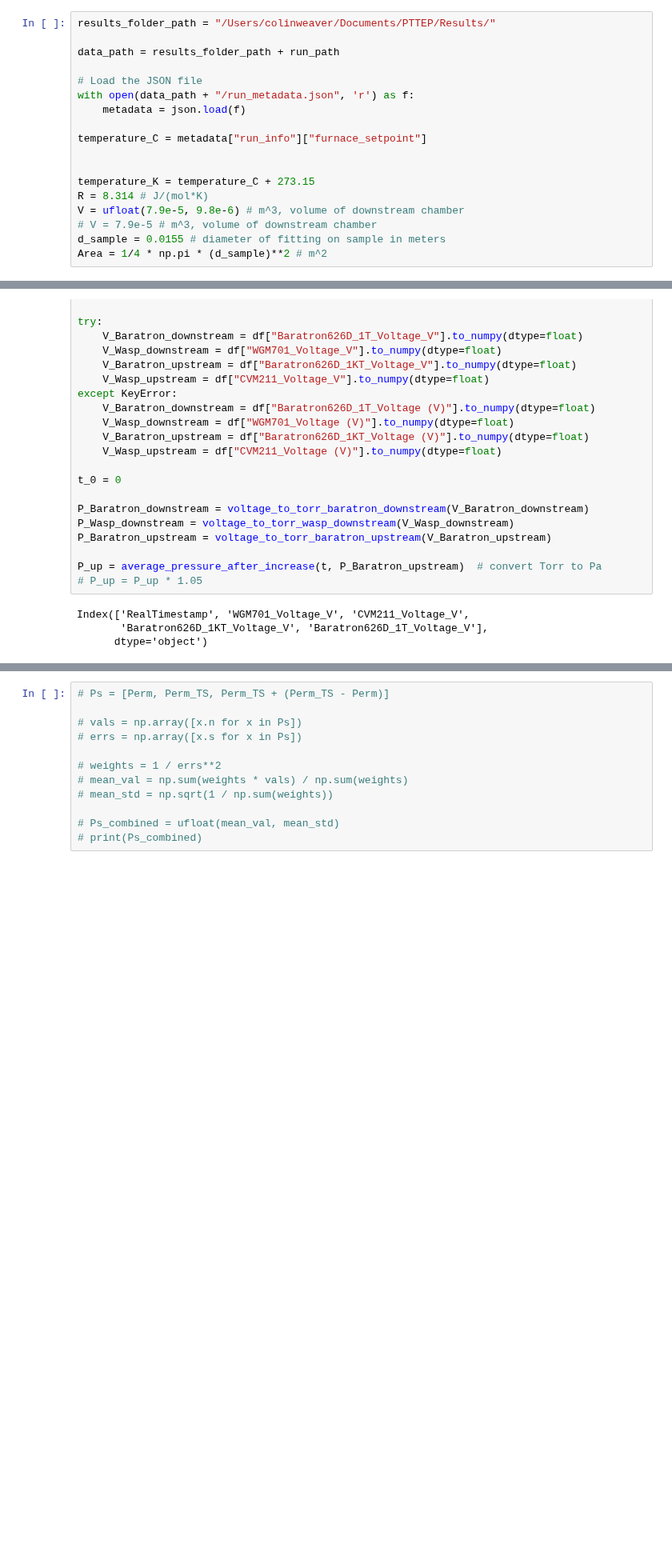
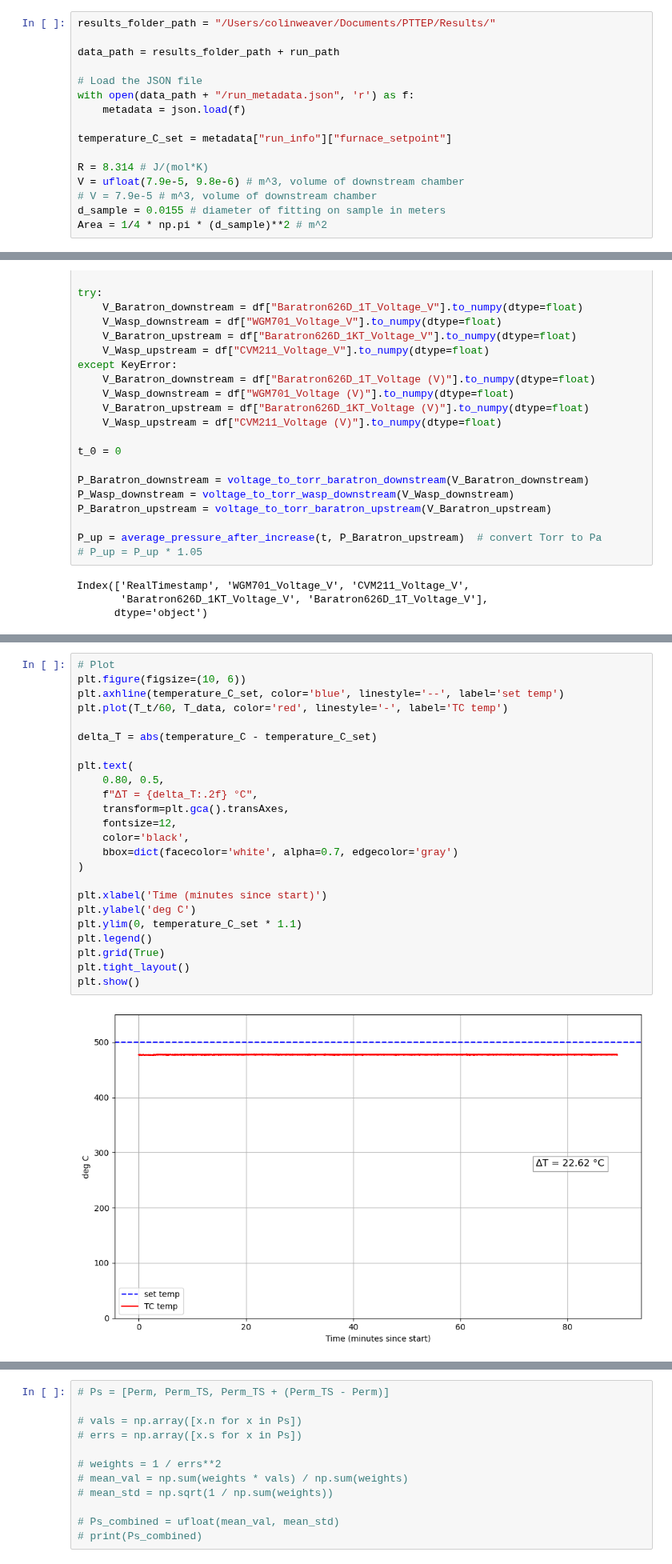
Before and after one commit to WeaverC20/permeation_barrier_analysis, a Jupyter notebook: ShieldRunsAnalysis/SHIELD_analysis.ipynb, the cells around one changed output, grey strips where cells are left out. Shown at 80% size. Drawn from its saved outputs; the diff is of its cells as text; blank space fills up the shorter version.

Commit message:
started file for determining beta

```diff
--- a/ShieldRunsAnalysis/SHIELD_analysis.ipynb
+++ b/ShieldRunsAnalysis/SHIELD_analysis.ipynb
@@ -42,10 +50,8 @@ data_path = results_folder_path + run_path
 with open(data_path + "/run_metadata.json", 'r') as f:
     metadata = json.load(f)
 
-temperature_C = metadata["run_info"]["furnace_setpoint"]
+temperature_C_set = metadata["run_info"]["furnace_setpoint"]
 
-
-temperature_K = temperature_C + 273.15
 R = 8.314 # J/(mol*K)
 V = ufloat(7.9e-5, 9.8e-6) # m^3, volume of downstream chamber
 # V = 7.9e-5 # m^3, volume of downstream chamber
@@ -83,3 +136,29 @@ Index(['RealTimestamp', 'WGM701_Voltage_V', 'CVM211_Voltage_V',
+# %%
+# Plot
+plt.figure(figsize=(10, 6))
+plt.axhline(temperature_C_set, color='blue', linestyle='--', label='set temp')
+plt.plot(T_t/60, T_data, color='red', linestyle='-', label='TC temp')
+
+delta_T = abs(temperature_C - temperature_C_set)
+
+plt.text(
+    0.80, 0.5,
+    f"ΔT = {delta_T:.2f} °C",
+    transform=plt.gca().transAxes,
+    fontsize=12,
+    color='black',
+    bbox=dict(facecolor='white', alpha=0.7, edgecolor='gray')
+)
+
+plt.xlabel('Time (minutes since start)')
+plt.ylabel('deg C')
+plt.ylim(0, temperature_C_set * 1.1)
+plt.legend()
+plt.grid(True)
+plt.tight_layout()
+plt.show()
+# %% [output]
+[figure, added]
 # %%
 plt.figure()
 ax = plt.gca()
```
Also changed, not shown: parts of 8 cells of this notebook, 3 other files.
